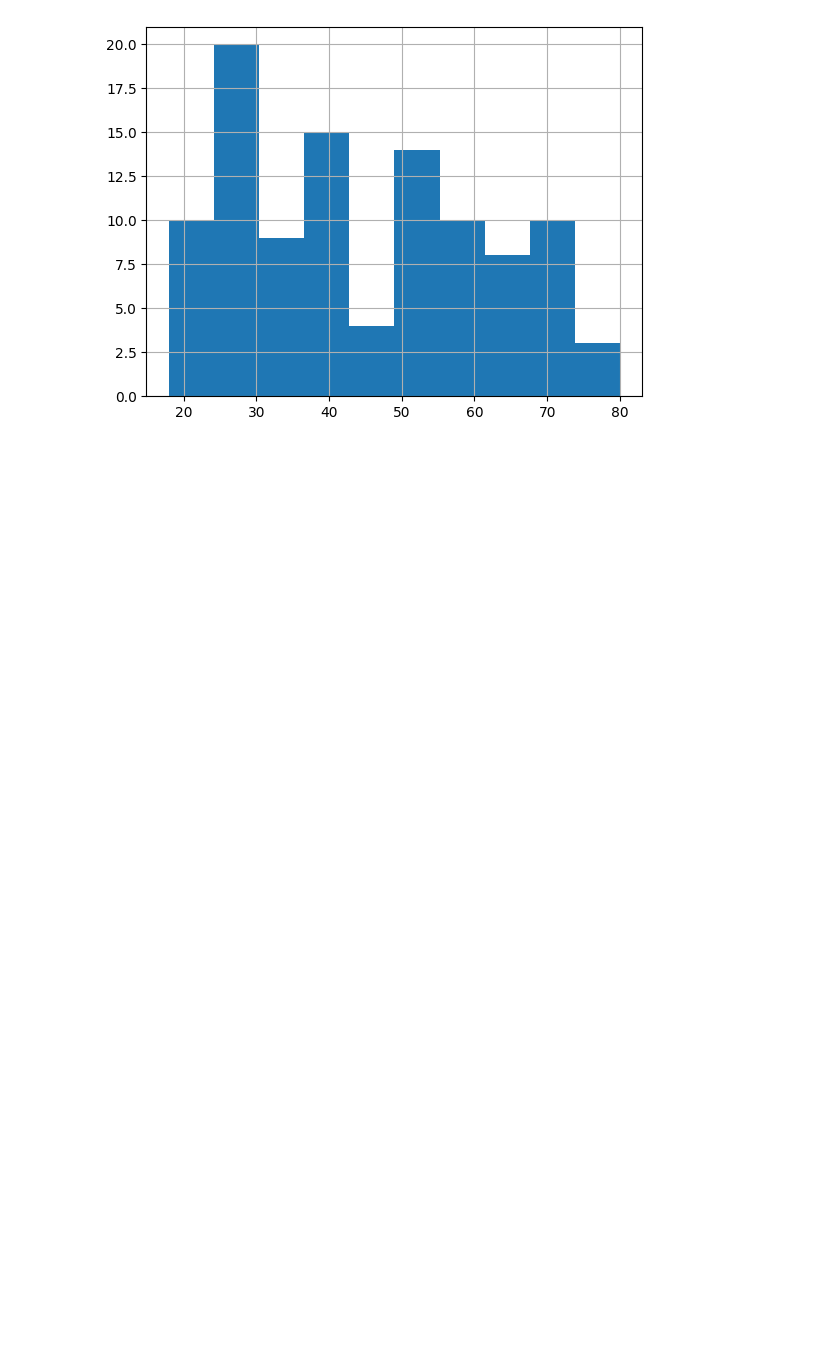
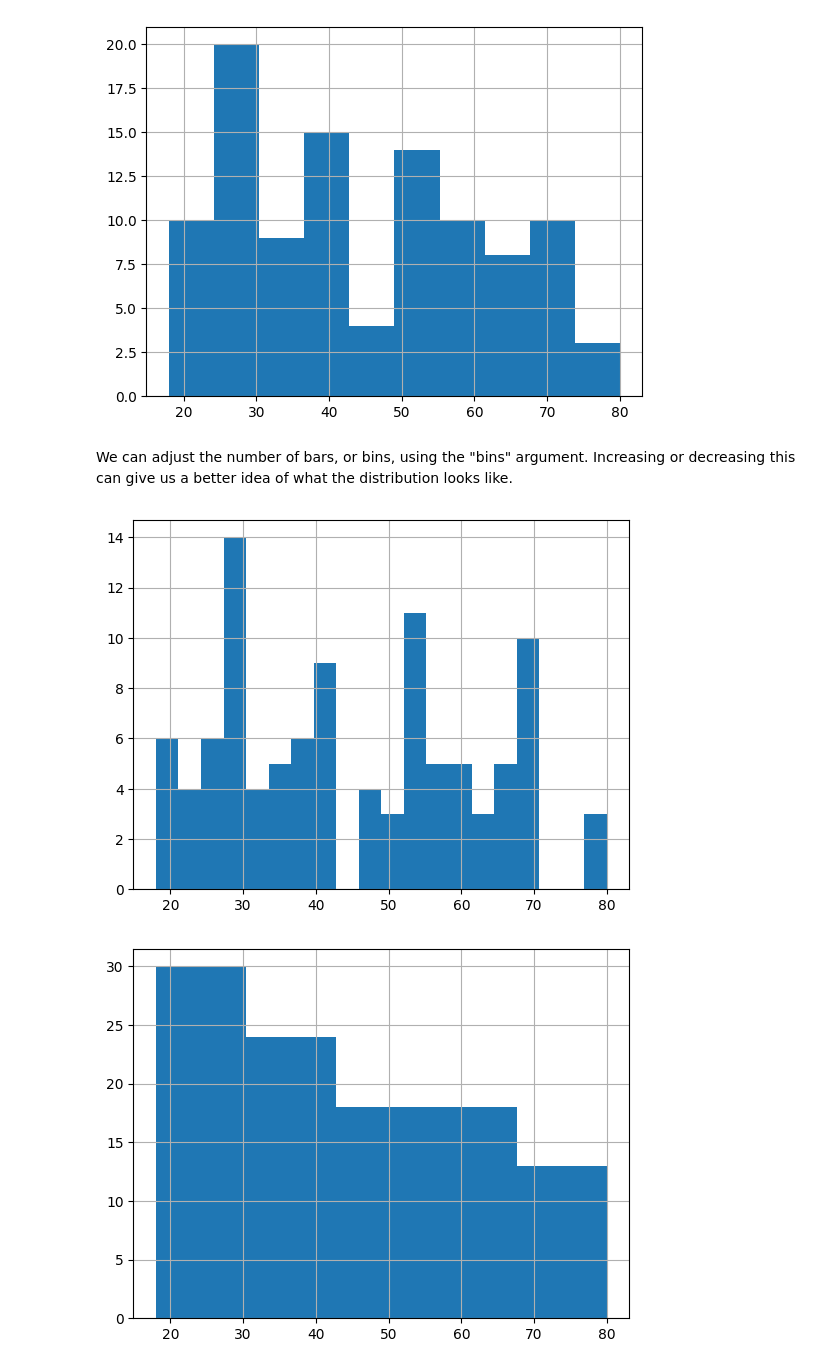
Before and after one commit to YoussefHeshamAlsoly/DataCamp, a Jupyter notebook: 4_Data_Manipulation_with_pandas/4_5_creating_and_visualizing_dataFrames.ipynb, the cells around one changed output. Cells and saved outputs as stored; diff of their text form; code cells hidden in the pictures; blank space fills up the shorter version.

```diff
--- a/4_Data_Manipulation_with_pandas/4_5_creating_and_visualizing_dataFrames.ipynb
+++ b/4_Data_Manipulation_with_pandas/4_5_creating_and_visualizing_dataFrames.ipynb
@@ -10,3 +14,14 @@ dogs["height_cm"].hist()
 plt.show()
 # %% [output]
 [figure]
+# %% [markdown]
+We can adjust the number of bars, or bins, using the "bins" argument. Increasing or decreasing this can give us a better idea of what the distribution looks like.
+# %%
+dogs["height_cm"].hist(bins=20)
+plt.show()
+
+dogs["height_cm"].hist(bins=5)
+plt.show()
+# %% [output]
+[figure, added]
+[figure, added]
```
Also changed, not shown: parts of 14 cells of this notebook, 5 other files.
